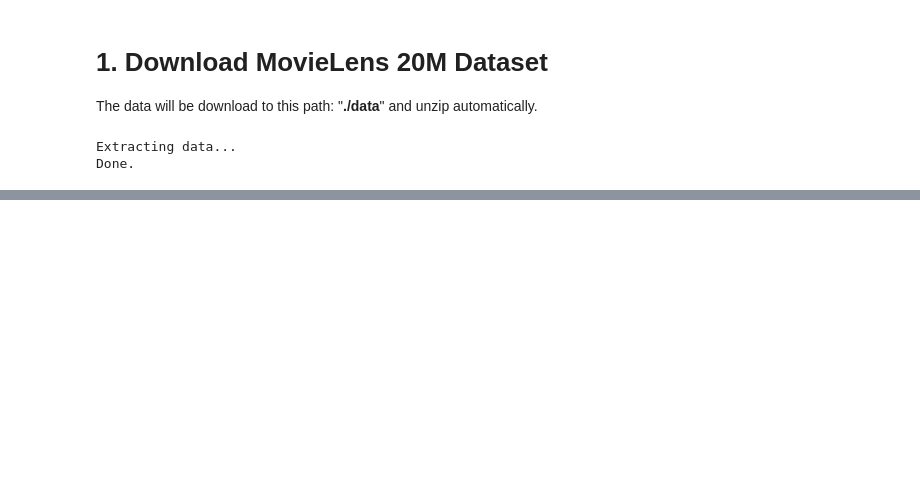
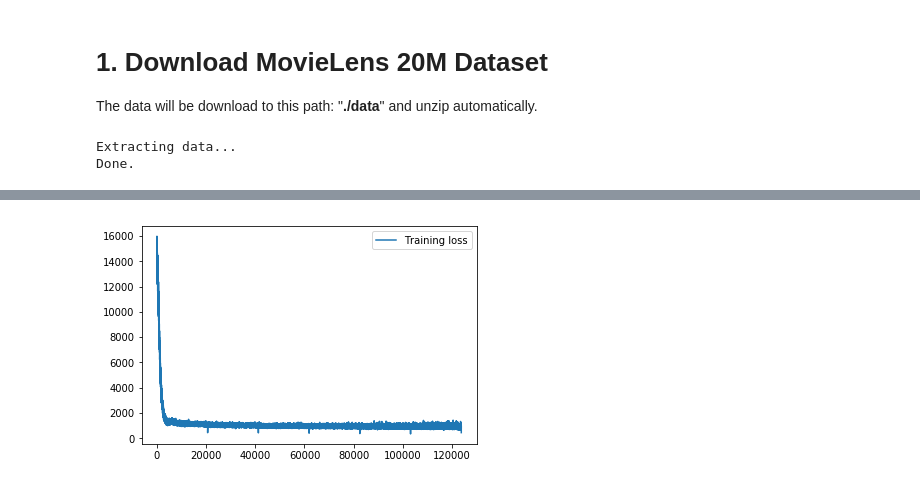
Before and after one commit to ygan/movielens-recommender, a Jupyter notebook: movielens-recommender.ipynb, the cells around one changed output, grey strips where cells are left out. Cells and saved outputs as stored; diff of their text form; code cells hidden in the pictures; blank space fills up the shorter version.

```diff
--- a/movielens-recommender.ipynb
+++ b/movielens-recommender.ipynb
@@ -69,0 +131,5 @@ import pandas as pd
+# %%
+print('genome-scores.csv: ')
+genome_scores = pd.read_csv(os.path.join(DATA_PATH, DATA_SET_NAME,'genome-scores.csv'),index_col=None)
+genome_scores.describe()
+genome_scores.head(5)
@@ -69,0 +331,3 @@ import pandas as pd
+# %%
+# Load preprocess data from './data/verify_assumption.data'
+train_features, test_features, train_target, test_target, genome_scores_dict = pickle.load(open('./data/verify_assumption.data', mode='rb'))
@@ -69,0 +339,5 @@ import pandas as pd
+# %%
+batch_size = 768  # batch size
+lr = 1e-3         # learning rate
+feature_dim = 512 # Dimension of movie or user feature vector
+Epoch = 6         # train epoch
@@ -69,0 +346,20 @@ import pandas as pd
+# %%
+class Verify_Assumption_Model(nn.Module):
+    """The whole model"""
+    def __init__(self):
+        super(Verify_Assumption_Model, self).__init__()
+        self.emb_user = nn.Embedding(138493 + 1, 512, # use ratings['userId'].max()+1 instead of 138493+1 is better
+                            padding_idx=0)
+
+        self.movie_transfrom = nn.Sequential(
+            nn.Linear(1128, 512),
+            nn.Tanh(), # activation function can not be the final layer of Sequential. But it can be the first one.
+            nn.Linear(512, 512)
+        )
+
+    def forward(self, userId, movieVector):
+        v_user  = self.emb_user(userId)
+        v_movie = self.movie_transfrom(movieVector)
+        v_user.unsqueeze_(1)
+        v_movie.unsqueeze_(2)
+        return torch.bmm(v_user,v_movie)
@@ -69,0 +466,6 @@ import pandas as pd
+# %%
+plt.plot(losses['train'], label='Training loss')
+plt.legend()
+_ = plt.ylim()
+# %% [output]
+[figure, added]
```
Also changed, not shown: parts of 43 cells of this notebook, 1 other file.
